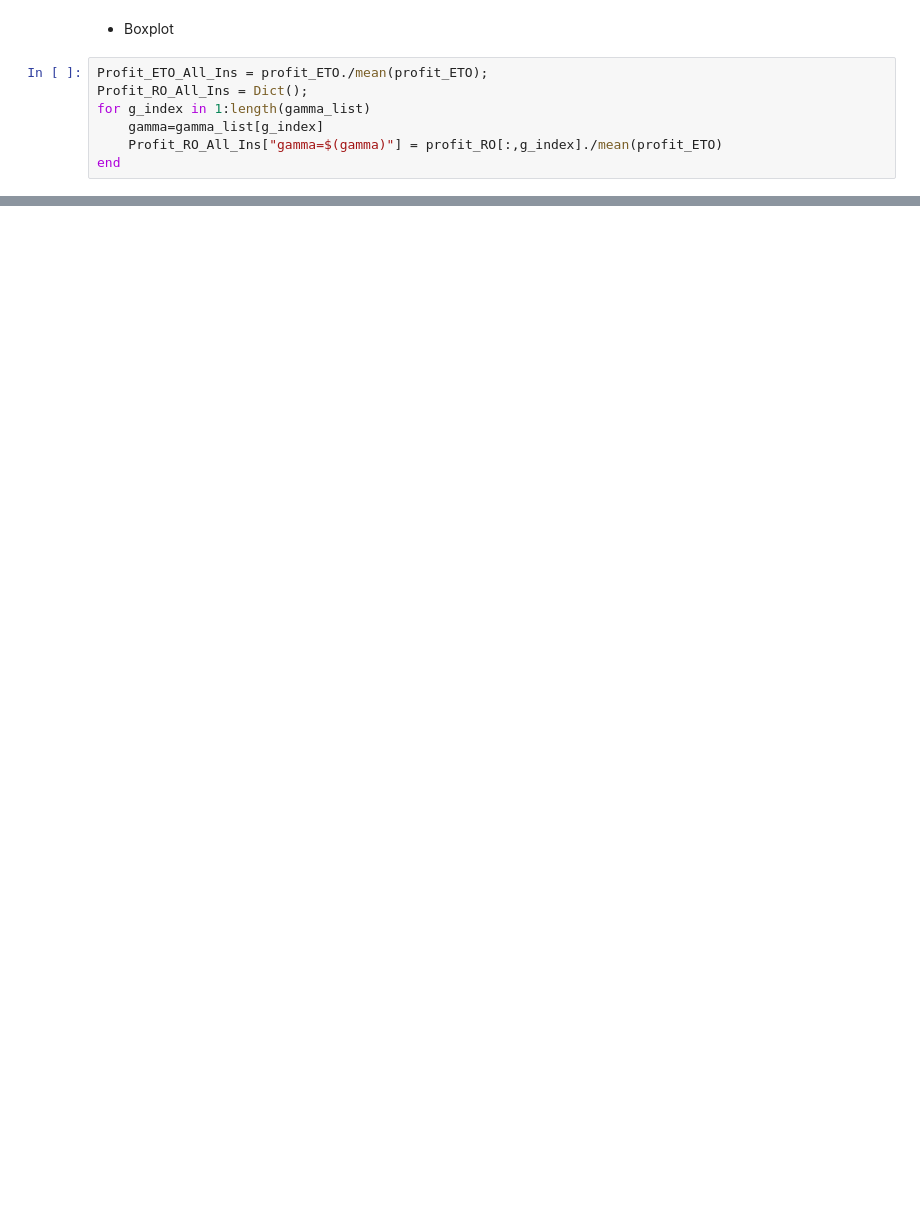
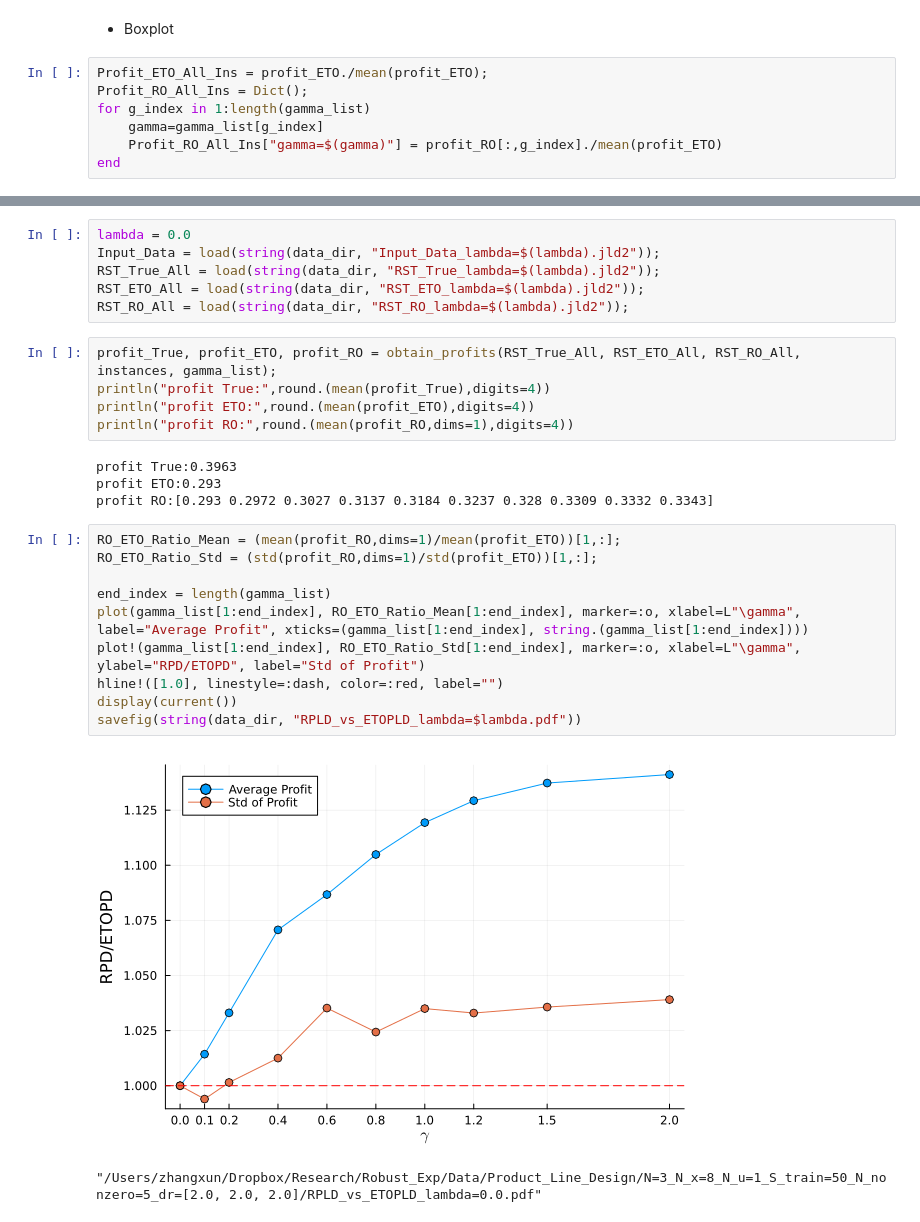
Before and after one commit to xunzhang-sjtu/Robust_Exp, a Jupyter notebook: Product_Line_Design/Main_Status.ipynb, the cells around one changed output, grey strips where cells are left out. Cells and saved outputs as stored; diff of their text form; blank space fills up the shorter version.

```diff
--- a/Product_Line_Design/Main_Status.ipynb
+++ b/Product_Line_Design/Main_Status.ipynb
@@ -342,0 +422,28 @@ savefig(string(data_dir, "RPLD_vs_ETOPLD_BoxPlot.pdf"))
+# %%
+lambda = 0.0
+Input_Data = load(string(data_dir, "Input_Data_lambda=$(lambda).jld2"));
+RST_True_All = load(string(data_dir, "RST_True_lambda=$(lambda).jld2"));
+RST_ETO_All = load(string(data_dir, "RST_ETO_lambda=$(lambda).jld2"));
+RST_RO_All = load(string(data_dir, "RST_RO_lambda=$(lambda).jld2"));
+# %%
+profit_True, profit_ETO, profit_RO = obtain_profits(RST_True_All, RST_ETO_All, RST_RO_All, instances, gamma_list);
+println("profit True:",round.(mean(profit_True),digits=4))
+println("profit ETO:",round.(mean(profit_ETO),digits=4))
+println("profit RO:",round.(mean(profit_RO,dims=1),digits=4))
+# %% [output]
+profit True:0.3963
+profit ETO:0.293
+profit RO:[0.293 0.2972 0.3027 0.3137 0.3184 0.3237 0.328 0.3309 0.3332 0.3343]
+# %%
+RO_ETO_Ratio_Mean = (mean(profit_RO,dims=1)/mean(profit_ETO))[1,:];
+RO_ETO_Ratio_Std = (std(profit_RO,dims=1)/std(profit_ETO))[1,:];
+
+end_index = length(gamma_list)
+plot(gamma_list[1:end_index], RO_ETO_Ratio_Mean[1:end_index], marker=:o, xlabel=L"\gamma", label="Average Profit", xticks=(gamma_list[1:end_index], string.(gamma_list[1:end_index])))
+plot!(gamma_list[1:end_index], RO_ETO_Ratio_Std[1:end_index], marker=:o, xlabel=L"\gamma", ylabel="RPD/ETOPD", label="Std of Profit")
+hline!([1.0], linestyle=:dash, color=:red, label="")
+display(current())
+savefig(string(data_dir, "RPLD_vs_ETOPLD_lambda=$lambda.pdf"))
+# %% [output]
+[figure, added]
+"/Users/zhangxun/Dropbox/Research/Robust_Exp/Data/Product_Line_Design/N=3_N_x=8_N_u=1_S_train=50_N_nonzero=5_dr=[2.0, 2.0, 2.0]/RPLD_vs_ETOPLD_lambda=0.0.pdf"
```
Also changed, not shown: parts of 15 cells of this notebook, 1 other file.
